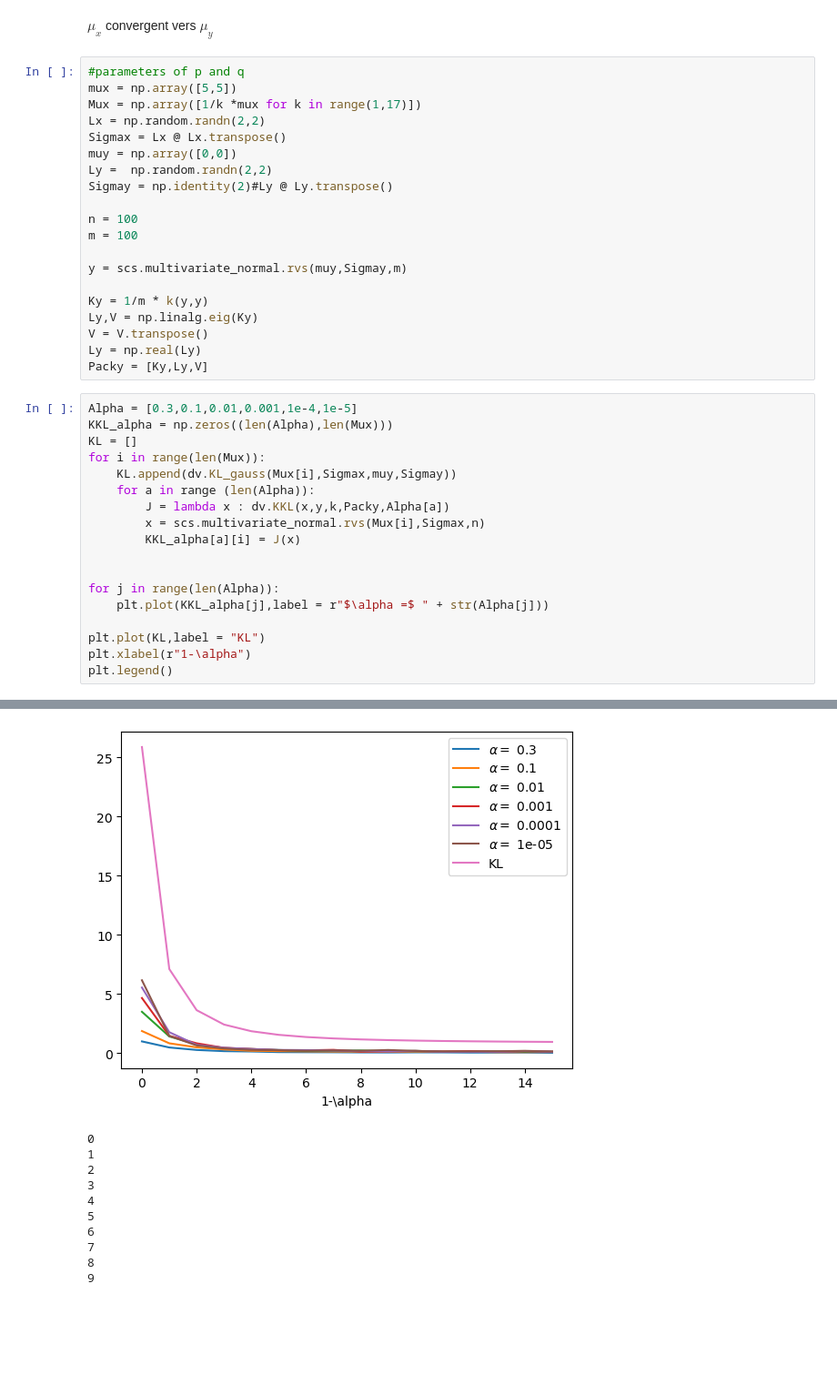
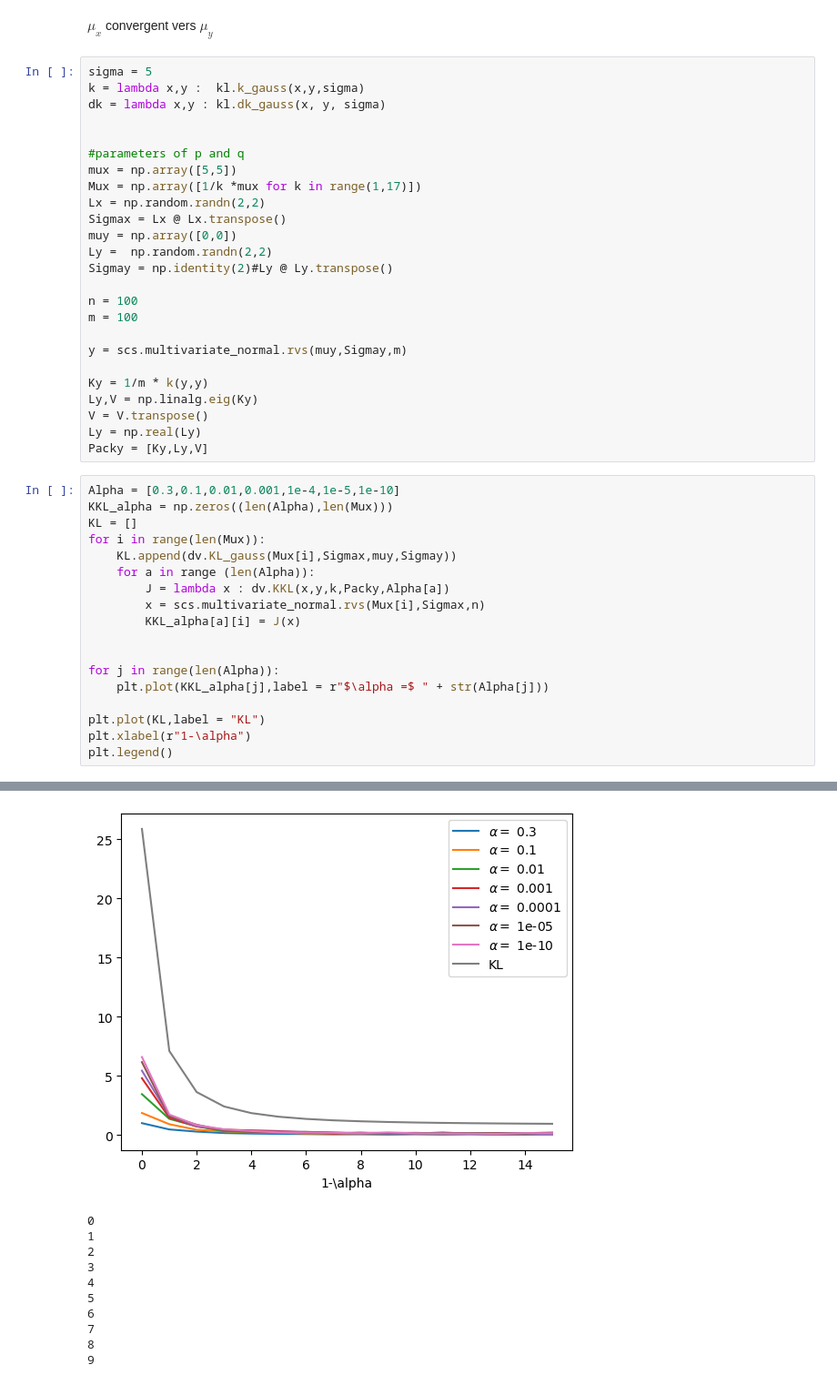
Before and after one commit to cclementine25/KKL-divergence-gradient-flows, a Jupyter notebook: Regularized/KKL_vs_KL.ipynb, the cells around one changed output, grey strips where cells are left out. Shown at 91% size. Cells and saved outputs as stored; diff of their text form; blank space fills up the shorter version.

```diff
--- a/Regularized/KKL_vs_KL.ipynb
+++ b/Regularized/KKL_vs_KL.ipynb
@@ -63,6 +63,11 @@ Text(0.5, 0, '1-\\alpha')
 # %% [markdown]
 $\mu_x$ convergent vers $\mu_y$
 # %%
+sigma = 5
+k = lambda x,y :  kl.k_gauss(x,y,sigma)
+dk = lambda x,y : kl.dk_gauss(x, y, sigma)
+
+
 #parameters of p and q
 mux = np.array([5,5])
 Mux = np.array([1/k *mux for k in range(1,17)])
@@ -83,7 +88,7 @@ V = V.transpose()
 Ly = np.real(Ly)
 Packy = [Ky,Ly,V]
 # %%
-Alpha = [0.3,0.1,0.01,0.001,1e-4,1e-5]
+Alpha = [0.3,0.1,0.01,0.001,1e-4,1e-5,1e-10]
 KKL_alpha = np.zeros((len(Alpha),len(Mux)))
 KL = []
 for i in range(len(Mux)):
@@ -121,9 +124,9 @@ plt.legend()
 0.2222222222222222
 3.744225778293296
 0.1953125
 3.744225778293296
 <matplotlib.legend.Legend at 0x...>
-[figure, old version]
+[figure, new version]
 # %%
 # %% [output]
 0
```
Also changed, not shown: parts of 1 cell of this notebook, 5 other files.
